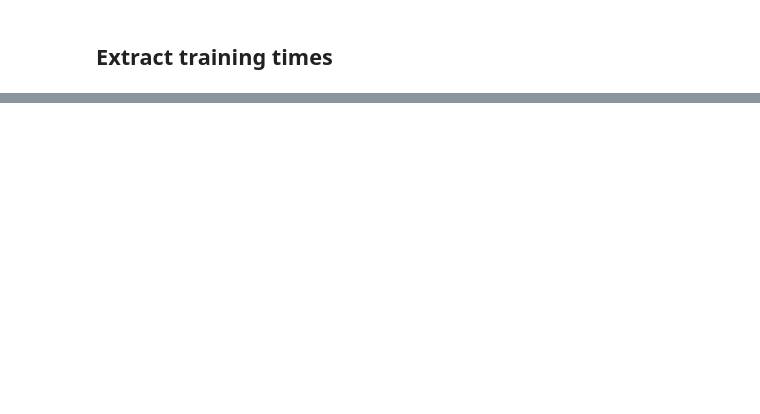
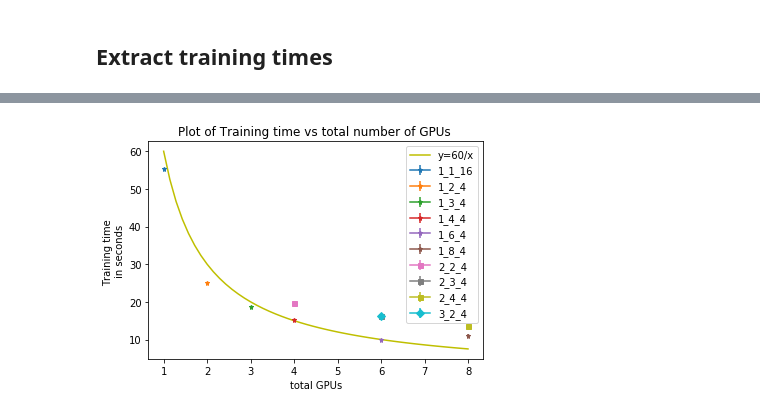
Before and after one commit to vmos1/lbann_cosmogan, a Jupyter notebook: 3_analysis/1_extract_timings.ipynb, the cells around one changed output, grey strips where cells are left out. Cells and saved outputs as stored; diff of their text form; code cells hidden in the pictures; blank space fills up the shorter version.

```diff
--- a/3_analysis/1_extract_timings.ipynb
+++ b/3_analysis/1_extract_timings.ipynb
@@ -72,0 +149,22 @@ Mean times: 57.78165 6.438641
+# %%
+### Scaling plot 2
+plt.figure()
+for i,j in df.iterrows():
+    x,y,yerr=j.GPUs_per_node*j.nodes,j.train_mean,j.train_err
+
+    markers_dict={'1':'*','2':'s','3':'D','4':'h'}
+    marker=markers_dict[str(int(j.nodes))]
+    plt.errorbar(x=x,y=y,yerr=yerr,label=j.job_strg,markersize=5,marker=marker)
+
+### Comparison with expected scaling
+x=np.linspace(1,8,num=50)
+plt.plot(x,60.0/x,color='y',label='y=60/x')
+plt.xlabel('total GPUs')
+plt.ylabel('Training time \nin seconds')
+plt.title('Plot of Training time vs number of GPUs per node')
+plt.legend()
+plt.title('Plot of Training time vs total number of GPUs ')
+
+plt.savefig('scalingplot2.png')
+# %% [output]
+[figure, added]
```
Also changed, not shown: parts of 8 cells of this notebook, 12 other files.
